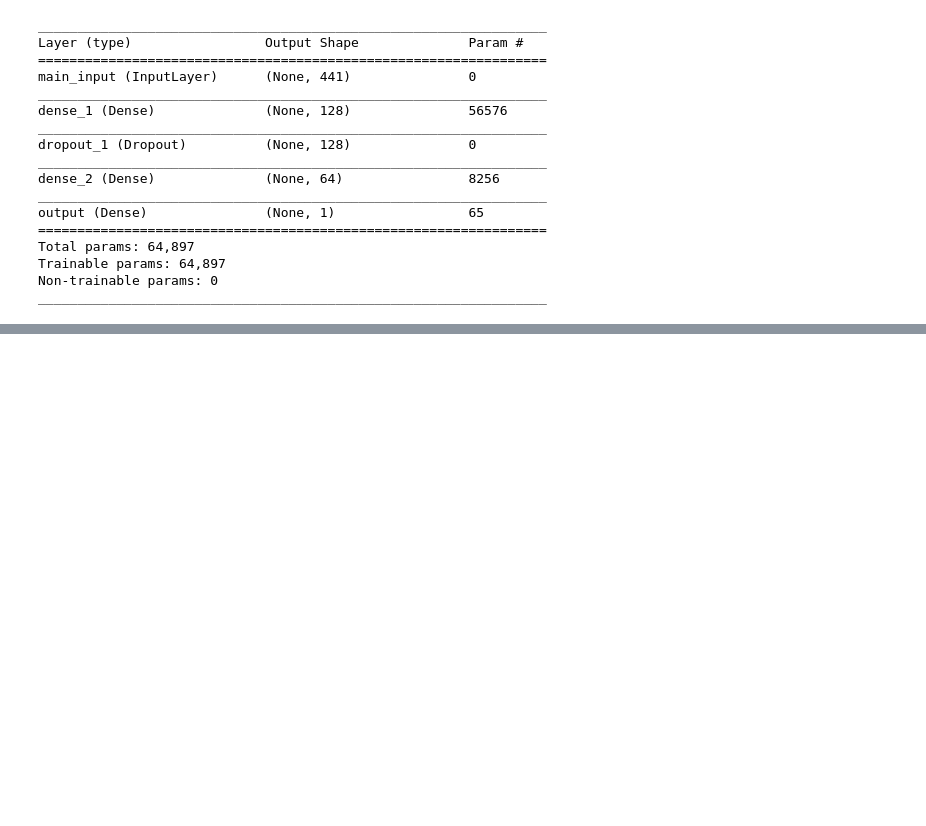
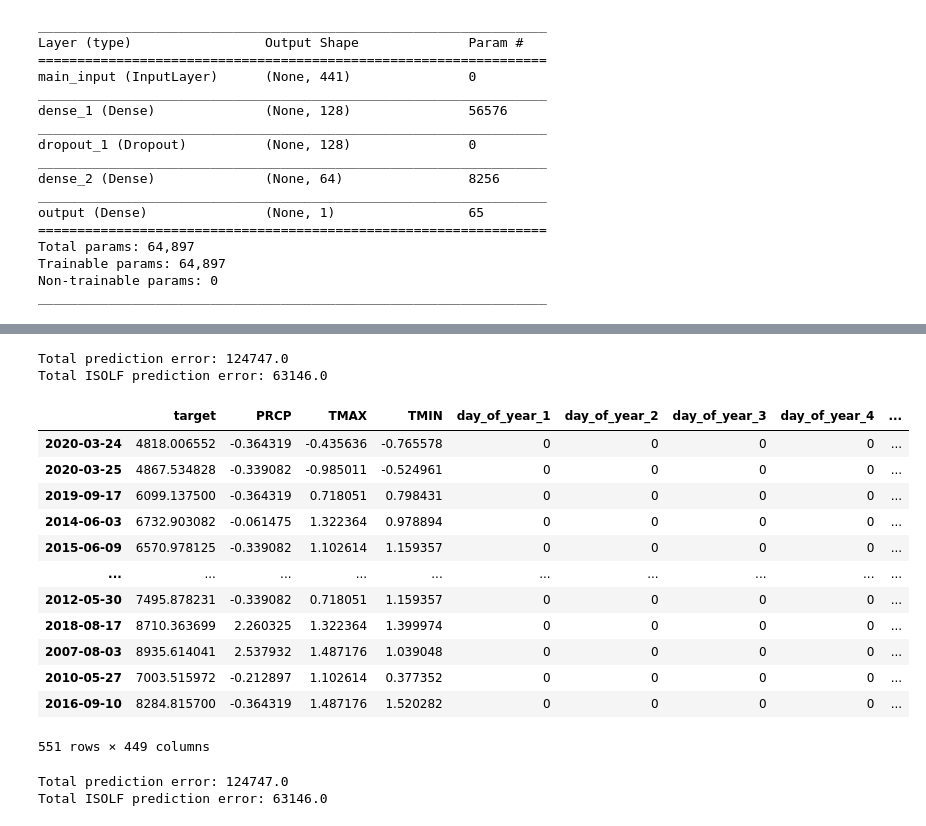
Before and after one commit to andrew-harding-gh/nexml-nyiso, a Jupyter notebook: nexml_nyiso/notebooks/model.ipynb, the cells around one changed output, grey strips where cells are left out. Cells and saved outputs as stored; diff of their text form; code cells hidden in the pictures; blank space fills up the shorter version.

```diff
--- a/nexml_nyiso/notebooks/model.ipynb
+++ b/nexml_nyiso/notebooks/model.ipynb
@@ -128,6 +123,7 @@ get_screenshot_as_png(loss_plot, driver=None)
 # %%
 predictions = model.predict(test.copy().drop(columns=['target']))
-results = test.copy()
+isolf = utils.isolf()
+results = test.join(isolf, how='inner')
 results['prediction'] = predictions
 results['target'] *= std.target
 results['target'] += mean.target
@@ -179,0 +178,6 @@ get_screenshot_as_png(pred_plot, driver=None)
+# %%
+results['prediction_error'] = results['target'] - results['prediction']
+results['isolf_error'] = results['target'] - results['isolf_mean']
+total_prediction_error = results['prediction_error'].abs().sum().round()
+total_isolf_error = results['isolf_error'].abs().sum().round()
+results
@@ -179,0 +198,32 @@ get_screenshot_as_png(pred_plot, driver=None)
+# %%
+print('Total prediction error: {e}'.format(e=total_prediction_error))
+print('Total ISOLF prediction error: {e}'.format(e=total_isolf_error))
+# %% [output]
+Total prediction error: 124747.0
+Total ISOLF prediction error: 63146.0
+# %%
+# output largest negative errors
+results = results.sort_values(by=['prediction_error'])
+# output largest positive errors
+# percent of predictions where we are more accurate
+# percent of predictions where they are more accurate
+results
+# %% [output]
+|  | target | PRCP | TMAX | TMIN | day_of_year_1 | day_of_year_2 | day_of_year_3 | day_of_year_4 | ... |
+| 2020-03-24 | 4818.006552 | -0.364319 | -0.435636 | -0.765578 | 0 | 0 | 0 | 0 | ... |
+| 2020-03-25 | 4867.534828 | -0.339082 | -0.985011 | -0.524961 | 0 | 0 | 0 | 0 | ... |
+| 2019-09-17 | 6099.137500 | -0.364319 | 0.718051 | 0.798431 | 0 | 0 | 0 | 0 | ... |
+| 2014-06-03 | 6732.903082 | -0.061475 | 1.322364 | 0.978894 | 0 | 0 | 0 | 0 | ... |
+| 2015-06-09 | 6570.978125 | -0.339082 | 1.102614 | 1.159357 | 0 | 0 | 0 | 0 | ... |
+| ... | ... | ... | ... | ... | ... | ... | ... | ... | ... |
+| 2012-05-30 | 7495.878231 | -0.339082 | 0.718051 | 1.159357 | 0 | 0 | 0 | 0 | ... |
+| 2018-08-17 | 8710.363699 | 2.260325 | 1.322364 | 1.399974 | 0 | 0 | 0 | 0 | ... |
+| 2007-08-03 | 8935.614041 | 2.537932 | 1.487176 | 1.039048 | 0 | 0 | 0 | 0 | ... |
+| 2010-05-27 | 7003.515972 | -0.212897 | 1.102614 | 0.377352 | 0 | 0 | 0 | 0 | ... |
+| 2016-09-10 | 8284.815700 | -0.364319 | 1.487176 | 1.520282 | 0 | 0 | 0 | 0 | ... |
+551 rows × 449 columns
+# %%
+results, pred_plot = model_scoring.eval(model, mean, std)
+# %% [output]
+Total prediction error: 124747.0
+Total ISOLF prediction error: 63146.0
```
Also changed, not shown: parts of 9 cells of this notebook, 3 other files.
